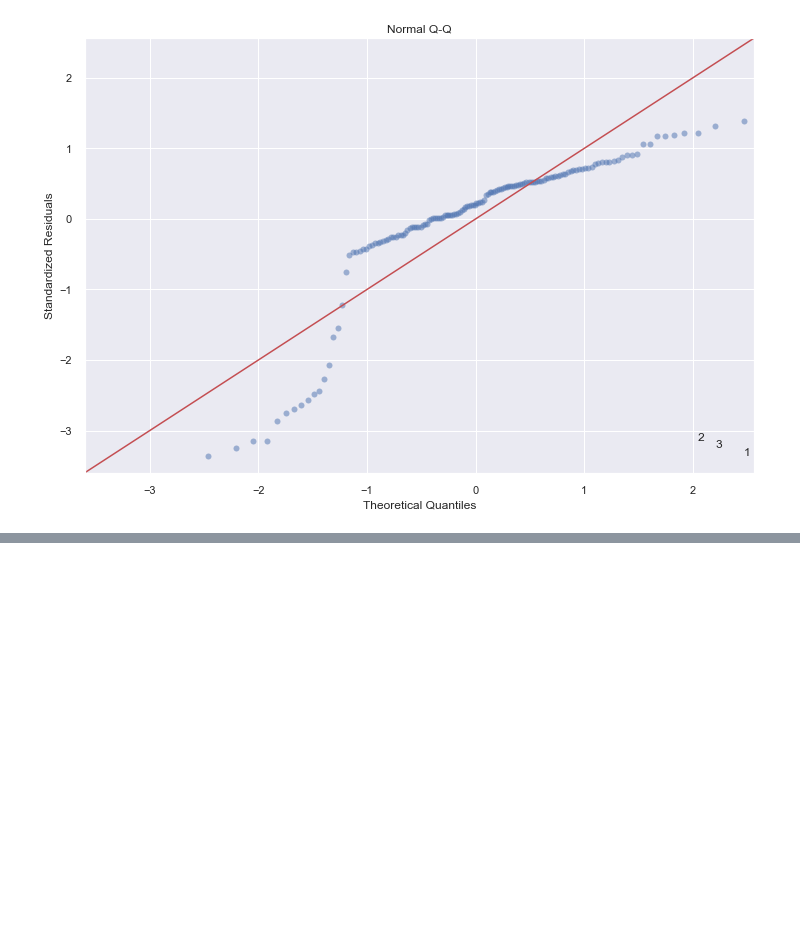
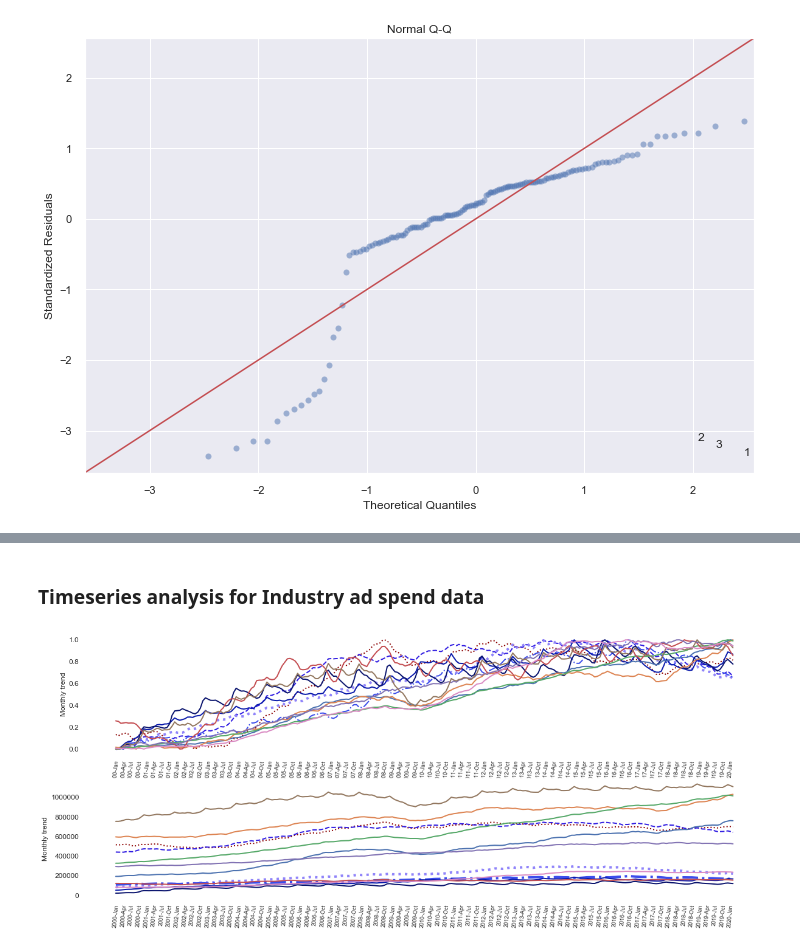
Before and after one commit to varun331/Python, a Jupyter notebook: Regression analysis.ipynb, the cells around one changed output, grey strips where cells are left out. Cells and saved outputs as stored; diff of their text form; code cells hidden in the pictures; blank space fills up the shorter version.

```diff
--- a/Regression analysis.ipynb
+++ b/Regression analysis.ipynb
@@ -401,8 +395,3 @@ valt = df.loc[0:143,:]
 test = df.loc[144:148,:]
 # %% [markdown]
 # Exploratory analysis
-# %%
-#time series plot adspend
-
-sns.set(rc={'figure.figsize':(11, 4)})
-df['4-week average initial claims'].plot(linewidth=.5).set_ylabel('GRAND TOTAL')
@@ -1148,0 +1300,49 @@ pg.corr(x=unemp1[unemp1.index > '2010-1-1'].iloc[0:121,1], y=retail[retail.index
+# %% [markdown]
+### Timeseries analysis for Industry ad spend data
+# %%
+m = ['insurance_real_estate','media','misc_Services_amusements','personal_hygiene','restaurants','retail','schools']
+# %%
+# apparel & accessories
+import matplotlib.ticker as ticker
+fig, ax = plt.subplots(2,1)
+rc = {'figure.figsize':(20, 8),'font.size':9,'xtick.labelsize': 9, 'ytick.labelsize': 12}
+sns.set(rc=rc)
+
+sdate = '2000-Jan'
+edate = '2020-Feb'
+col = 'Totscale'
+col1 = 'TotEMA'
+tick_spacing = 3
+
+ax[0].plot(financial.loc[sdate:edate,col],linewidth=2,color='#8B0000',linestyle=':')
+ax[0].plot(communications.loc[sdate:edate,col],linewidth=2,color='#311DE2',linestyle='--')
+ax[0].plot(cosmetics.loc[sdate:edate,col],linewidth=4,color='#9084FA',linestyle=':')
+ax[0].plot(dairy.loc[sdate:edate,col],linewidth=2,color='#3B4DEC',linestyle='-.')
+ax[0].plot(discount_stores.loc[sdate:edate,col],linewidth=2,color='#0A1AAB',linestyle='-')
+ax[0].plot(games.loc[sdate:edate,col],linewidth=2,color='#0A146E',linestyle='-')
+#ax[0].plot(general.loc[sdate:edate,col],linewidth=2,color='#0A146E',linestyle='-')
+for l in m:
+    ax[0].plot(globals()['%s' %l].loc[sdate:edate,col],linewidth=2,linestyle='-')
+
+
+
+ax[1].plot(financial.loc[sdate:edate,col1],linewidth=2,color='#8B0000',linestyle=':')
+ax[1].plot(communications.loc[sdate:edate,col1],linewidth=2,color='#311DE2',linestyle='--')
+ax[1].plot(cosmetics.loc[sdate:edate,col1],linewidth=4,color='#9084FA',linestyle=':')
+ax[1].plot(dairy.loc[sdate:edate,col1],linewidth=4,color='#3B4DEC',linestyle='-.')
+ax[1].plot(discount_stores.loc[sdate:edate,col1],linewidth=2,color='#0A1AAB',linestyle='-')
+ax[1].plot(games.loc[sdate:edate,col1],linewidth=2,color='#0A146E',linestyle='-')
+#ax[1].plot(general.loc[sdate:edate,col1],linewidth=2,color='#0A146E',linestyle='-')
+
+for l in m:
+    ax[1].plot(globals()['%s' %l].loc[sdate:edate,col1],linewidth=2,linestyle='-')
+
+
+for ax in ax.flat:
+    ax.set_ylabel('Monthly trend')
+    #ax.set_title('Jan 2008 to Feb 2020')
+    ax.xaxis.set_major_locator(ticker.MultipleLocator(tick_spacing))
+    ax.set_facecolor('white')
+    ax.tick_params(axis='x', rotation=85)
+# %% [output]
+[figure, added]
```
Also changed, not shown: parts of 24 cells of this notebook.
